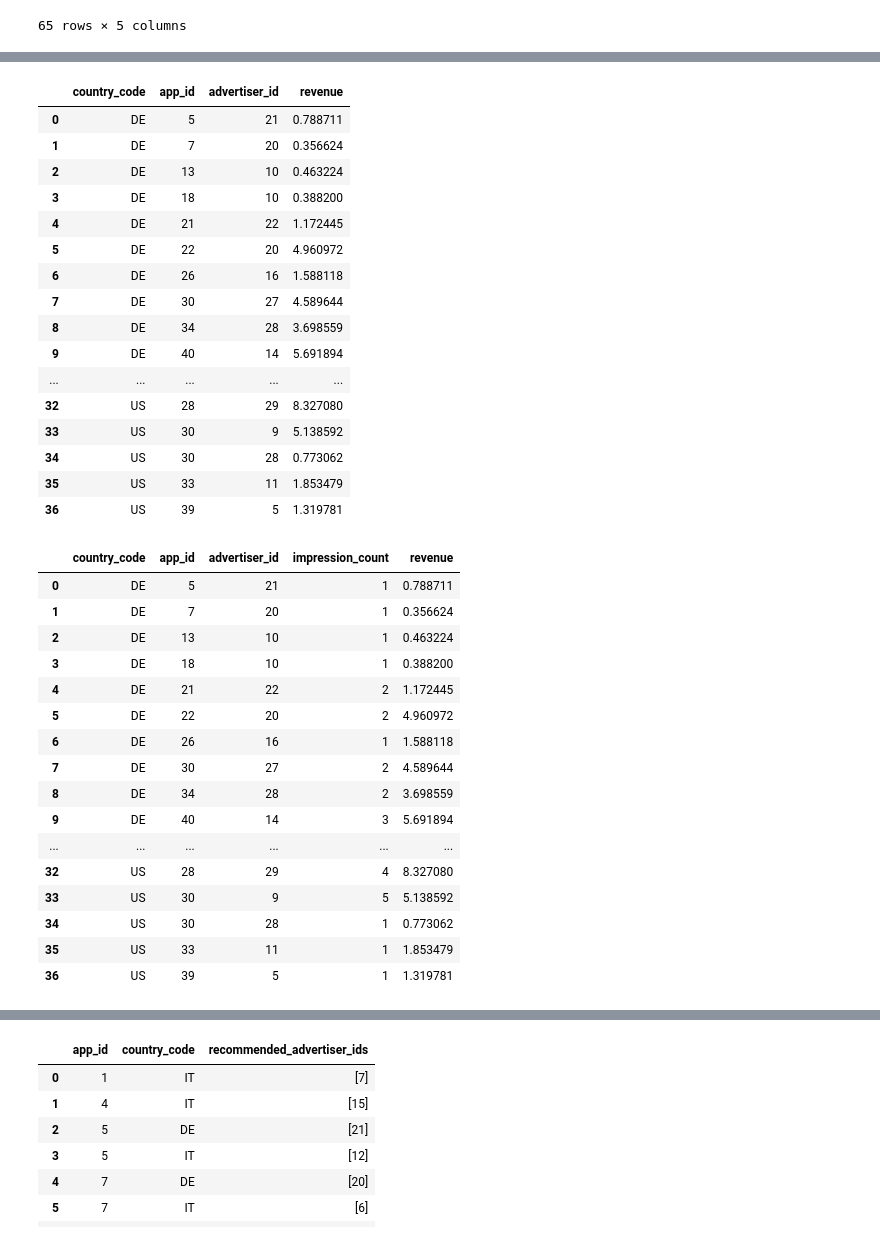
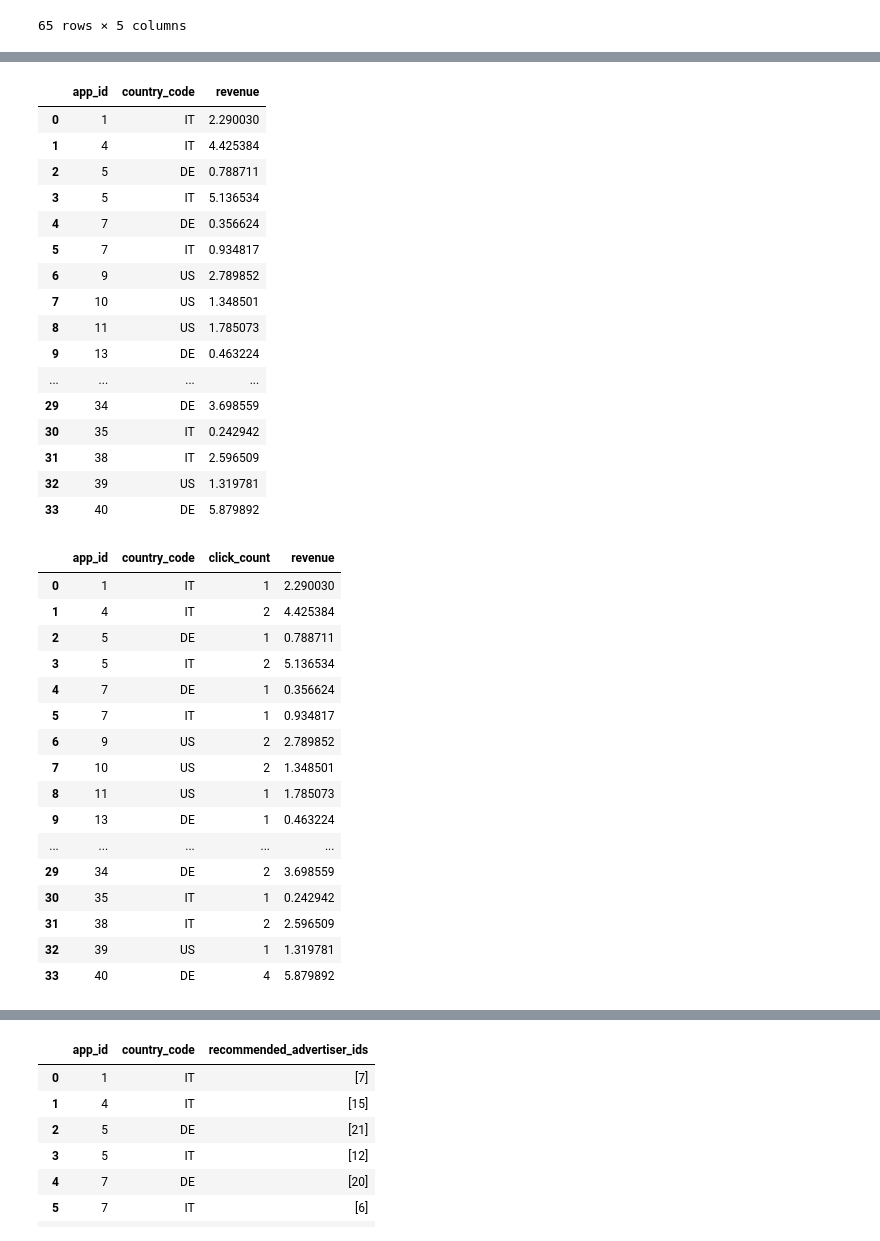
Before and after one commit to eyamini/Verve-Top-Advertisers, a Jupyter notebook: Merged.ipynb, the cells around one changed output, grey strips where cells are left out. Drawn from its saved outputs; the diff is of its cells as text; code cells hidden in the pictures.

```diff
--- a/Merged.ipynb
+++ b/Merged.ipynb
@@ -90,4 +94,4 @@ impression_count
 # %%
-click_count = merged.groupby(['country_code','app_id','advertiser_id'])['revenue'].size().reset_index(name='click_count')
+click_count = merged.groupby(['app_id','country_code'])['revenue'].size().reset_index(name='click_count')
 click_count
 # %% [output]
@@ -111,42 +115,42 @@ click_count
 # %%
-revenue = merged.groupby(['country_code','app_id','advertiser_id'])['revenue'].sum().reset_index()
+revenue = merged.groupby(['app_id','country_code'])['revenue'].sum().reset_index()
 revenue
 # %% [output]
-|  | country_code | app_id | advertiser_id | revenue |
-| 0 | DE | 5 | 21 | 0.788711 |
-| 1 | DE | 7 | 20 | 0.356624 |
-| 2 | DE | 13 | 10 | 0.463224 |
-| 3 | DE | 18 | 10 | 0.388200 |
-| 4 | DE | 21 | 22 | 1.172445 |
-| 5 | DE | 22 | 20 | 4.960972 |
-| 6 | DE | 26 | 16 | 1.588118 |
-| 7 | DE | 30 | 27 | 4.589644 |
-| 8 | DE | 34 | 28 | 3.698559 |
-| 9 | DE | 40 | 14 | 5.691894 |
-| ... | ... | ... | ... | ... |
-| 32 | US | 28 | 29 | 8.327080 |
-| 33 | US | 30 | 9 | 5.138592 |
-| 34 | US | 30 | 28 | 0.773062 |
-| 35 | US | 33 | 11 | 1.853479 |
-| 36 | US | 39 | 5 | 1.319781 |
+|  | app_id | country_code | revenue |
+| 0 | 1 | IT | 2.290030 |
+| 1 | 4 | IT | 4.425384 |
+| 2 | 5 | DE | 0.788711 |
+| 3 | 5 | IT | 5.136534 |
+| 4 | 7 | DE | 0.356624 |
+| 5 | 7 | IT | 0.934817 |
+| 6 | 9 | US | 2.789852 |
+| 7 | 10 | US | 1.348501 |
+| 8 | 11 | US | 1.785073 |
+| 9 | 13 | DE | 0.463224 |
+| ... | ... | ... | ... |
+| 29 | 34 | DE | 3.698559 |
+| 30 | 35 | IT | 0.242942 |
+| 31 | 38 | IT | 2.596509 |
+| 32 | 39 | US | 1.319781 |
+| 33 | 40 | DE | 5.879892 |
 # %%
-metric=pd.merge(impression_count, revenue)
+metric=pd.merge(click_count, revenue)
 metric
 # %% [output]
-|  | country_code | app_id | advertiser_id | impression_count | revenue |
-| 0 | DE | 5 | 21 | 1 | 0.788711 |
-| 1 | DE | 7 | 20 | 1 | 0.356624 |
-| 2 | DE | 13 | 10 | 1 | 0.463224 |
-| 3 | DE | 18 | 10 | 1 | 0.388200 |
-| 4 | DE | 21 | 22 | 2 | 1.172445 |
-| 5 | DE | 22 | 20 | 2 | 4.960972 |
-| 6 | DE | 26 | 16 | 1 | 1.588118 |
-| 7 | DE | 30 | 27 | 2 | 4.589644 |
-| 8 | DE | 34 | 28 | 2 | 3.698559 |
-| 9 | DE | 40 | 14 | 3 | 5.691894 |
-| ... | ... | ... | ... | ... | ... |
-| 32 | US | 28 | 29 | 4 | 8.327080 |
-| 33 | US | 30 | 9 | 5 | 5.138592 |
-| 34 | US | 30 | 28 | 1 | 0.773062 |
-| 35 | US | 33 | 11 | 1 | 1.853479 |
-| 36 | US | 39 | 5 | 1 | 1.319781 |
+|  | app_id | country_code | click_count | revenue |
+| 0 | 1 | IT | 1 | 2.290030 |
+| 1 | 4 | IT | 2 | 4.425384 |
+| 2 | 5 | DE | 1 | 0.788711 |
+| 3 | 5 | IT | 2 | 5.136534 |
+| 4 | 7 | DE | 1 | 0.356624 |
+| 5 | 7 | IT | 1 | 0.934817 |
+| 6 | 9 | US | 2 | 2.789852 |
+| 7 | 10 | US | 2 | 1.348501 |
+| 8 | 11 | US | 1 | 1.785073 |
+| 9 | 13 | DE | 1 | 0.463224 |
+| ... | ... | ... | ... | ... |
+| 29 | 34 | DE | 2 | 3.698559 |
+| 30 | 35 | IT | 1 | 0.242942 |
+| 31 | 38 | IT | 2 | 2.596509 |
+| 32 | 39 | US | 1 | 1.319781 |
+| 33 | 40 | DE | 4 | 5.879892 |
```
Also changed, not shown: parts of 7 cells of this notebook.
